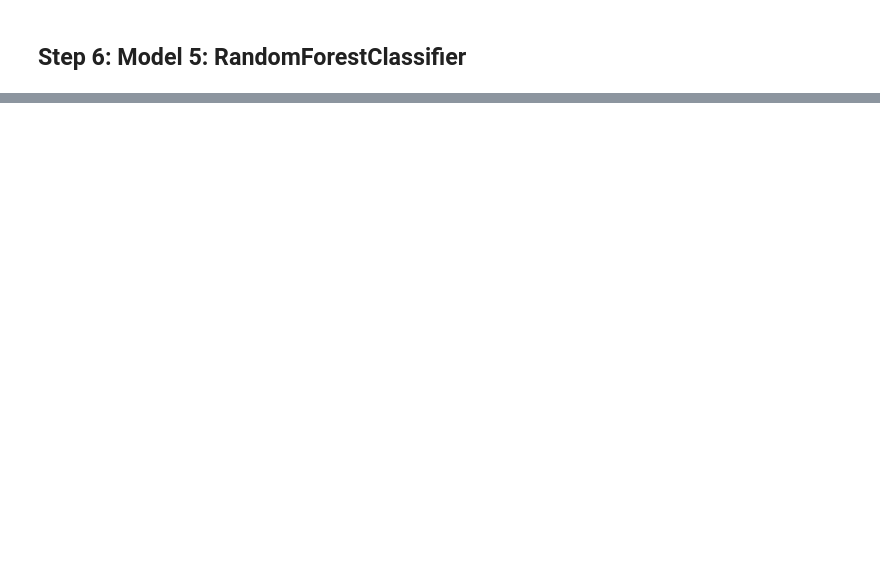
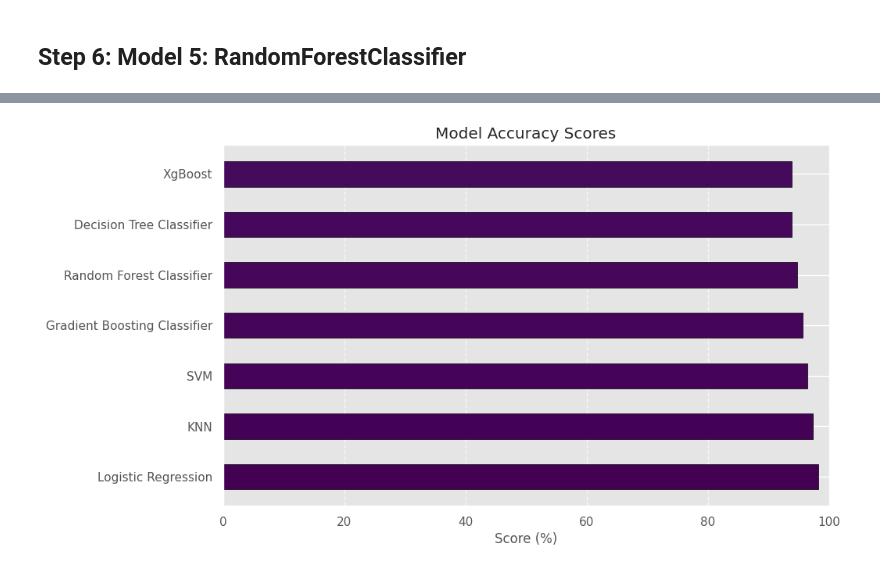
Before and after one commit to SurekhaBerlin/Breast-Cancer-Project, a Jupyter notebook: Breast_Cancer_Project(EDA_+ML_+_DL_).ipynb, the cells around one changed output, grey strips where cells are left out. Drawn from its saved outputs; the diff is of its cells as text; code cells hidden in the pictures; blank space fills up the shorter version.

```diff
--- a/Breast_Cancer_Project(EDA_+ML_+_DL_).ipynb
+++ b/Breast_Cancer_Project(EDA_+ML_+_DL_).ipynb
@@ -680,0 +747,3 @@ weighted avg       0.86      0.85      0.85       114
+# %%
+gbc = GradientBoostingClassifier(learning_rate = 0.1, loss = 'exponential', n_estimators = 180)
+gbc.fit(X_train, y_train)
@@ -680,0 +775,6 @@ weighted avg       0.86      0.85      0.85       114
+# %%
+from xgboost import XGBClassifier
+
+xgb = XGBClassifier(objective = 'binary:logistic', learning_rate = 0.01, max_depth = 5, n_estimators = 180)
+
+xgb.fit(X_train, y_train)
@@ -680,0 +793,8 @@ weighted avg       0.86      0.85      0.85       114
+# %%
+from sklearn.metrics import accuracy_score, confusion_matrix, classification_report
+print(accuracy_score(y_train, xgb.predict(X_train)))
+xgb_acc = accuracy_score(y_test, xgb.predict(X_test))
+print(xgb_acc)
+y_pred = xgb.predict(X_test)
+print(confusion_matrix(y_test, y_pred))
+print(classification_report(y_test, y_pred))
@@ -680,0 +814,29 @@ weighted avg       0.86      0.85      0.85       114
+# %%
+import pandas as pd
+import matplotlib.pyplot as plt
+
+# Assuming your accuracy variables are defined
+models = pd.DataFrame({
+    'Model': ['Logistic Regression', 'KNN', 'SVM', 'Decision Tree Classifier', 'Random Forest Classifier', 'Gradient Boosting Classifier', 'XgBoost'],
+    'Score': [100*round(log_reg_acc, 4), 100*round(knn_acc, 4), 100*round(svc_acc, 4),
+              100*round(dtc_acc, 4), 100*round(rand_clf_acc, 4), 100*round(gbc_acc, 4),
+              100*round(xgb_acc, 4)]
+})
+
+# Sort the DataFrame
+models = models.sort_values(by='Score', ascending=False)
+
+# Plotting
+plt.figure(figsize=(10, 6))
+colors = plt.cm.viridis(range(len(models)))  # Generate a colormap
+
+for i, (index, row) in enumerate(models.iterrows()):
+    plt.barh(row['Model'], row['Score'], color=colors[i], edgecolor='black', height=0.5)
+
+plt.xlim(0, 100)  # Set x-axis limit to 100
+plt.xlabel('Score (%)')
+plt.title('Model Accuracy Scores')
+plt.grid(axis='x', linestyle='--', alpha=0.7)
+plt.show()
+# %% [output]
+[figure, added]
```
Also changed, not shown: parts of 17 cells of this notebook.
